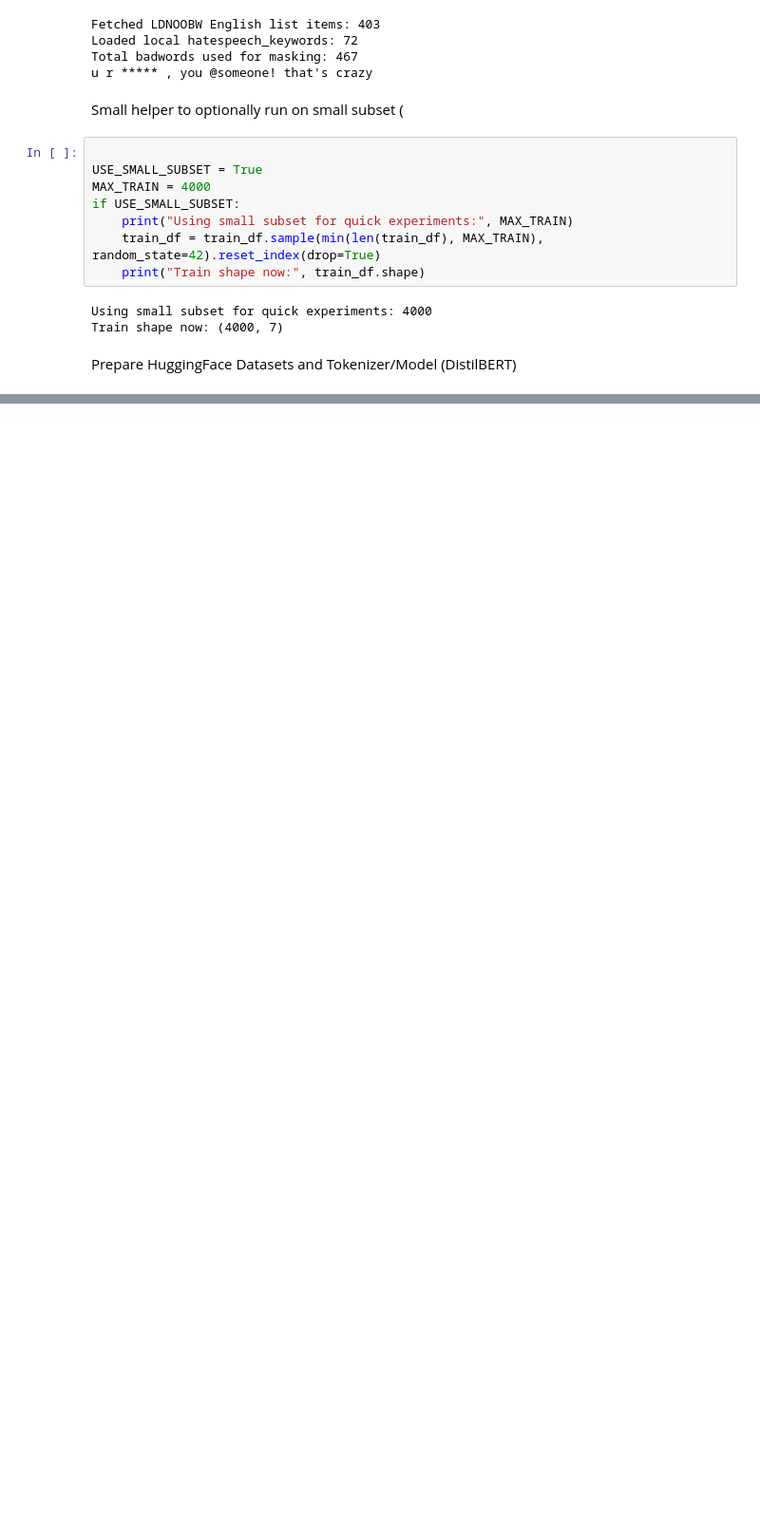
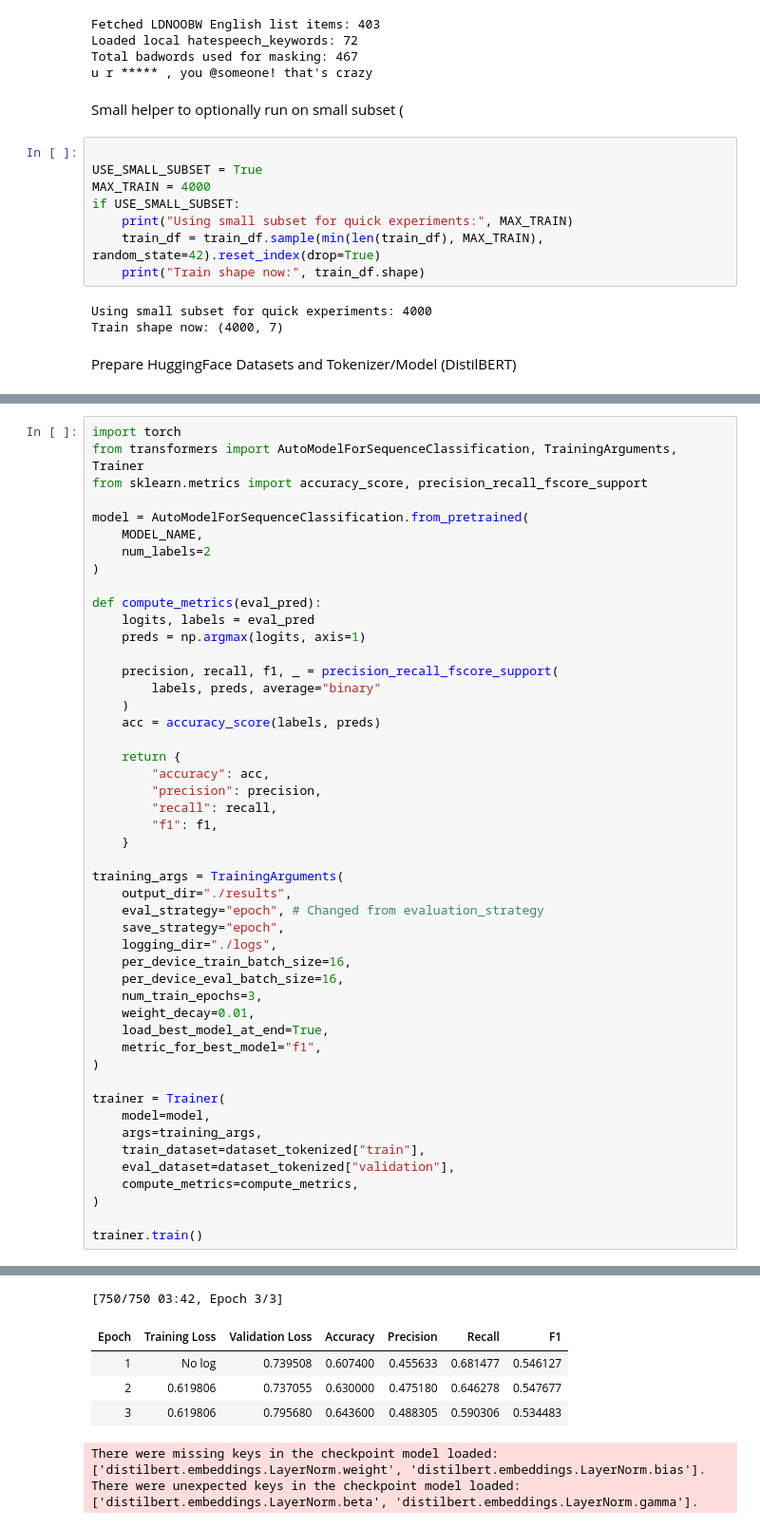
Before and after one commit to guptanmol02/LLM-Hate-speech, a Jupyter notebook: hate_speech_detection_LLM_.ipynb, the cells around one changed output, grey strips where cells are left out. Shown at 95% size. Saved outputs shown, nothing was run; the diff lists cells and outputs as text; blank space fills up the shorter version.

```diff
--- a/hate_speech_detection_LLM_.ipynb
+++ b/hate_speech_detection_LLM_.ipynb
@@ -320,0 +323,49 @@ Tokenized datasets: DatasetDict({
+# %%
+import torch
+from transformers import AutoModelForSequenceClassification, TrainingArguments, Trainer
+from sklearn.metrics import accuracy_score, precision_recall_fscore_support
+
+model = AutoModelForSequenceClassification.from_pretrained(
+    MODEL_NAME,
+    num_labels=2
+)
+
+def compute_metrics(eval_pred):
+    logits, labels = eval_pred
+    preds = np.argmax(logits, axis=1)
+
+    precision, recall, f1, _ = precision_recall_fscore_support(
+        labels, preds, average="binary"
+    )
+    acc = accuracy_score(labels, preds)
+
+    return {
+        "accuracy": acc,
+        "precision": precision,
+        "recall": recall,
+        "f1": f1,
+    }
+
+training_args = TrainingArguments(
+    output_dir="./results",
+    eval_strategy="epoch", # Changed from evaluation_strategy
+    save_strategy="epoch",
+    logging_dir="./logs",
+    per_device_train_batch_size=16,
+    per_device_eval_batch_size=16,
+    num_train_epochs=3,
+    weight_decay=0.01,
+    load_best_model_at_end=True,
+    metric_for_best_model="f1",
+)
+
+trainer = Trainer(
+    model=model,
+    args=training_args,
+    train_dataset=dataset_tokenized["train"],
+    eval_dataset=dataset_tokenized["validation"],
+    compute_metrics=compute_metrics,
+)
+
+trainer.train()
+# %% [output]
@@ -320,0 +389,7 @@ Tokenized datasets: DatasetDict({
+[750/750 03:42, Epoch 3/3]
+| Epoch | Training Loss | Validation Loss | Accuracy | Precision | Recall | F1 |
+| 1 | No log | 0.739508 | 0.607400 | 0.455633 | 0.681477 | 0.546127 |
+| 2 | 0.619806 | 0.737055 | 0.630000 | 0.475180 | 0.646278 | 0.547677 |
+| 3 | 0.619806 | 0.795680 | 0.643600 | 0.488305 | 0.590306 | 0.534483 |
+There were missing keys in the checkpoint model loaded: ['distilbert.embeddings.LayerNorm.weight', 'distilbert.embeddings.LayerNorm.bias'].
+There were unexpected keys in the checkpoint model loaded: ['distilbert.embeddings.LayerNorm.beta', 'distilbert.embeddings.LayerNorm.gamma'].
```
Also changed, not shown: parts of 6 cells of this notebook.
